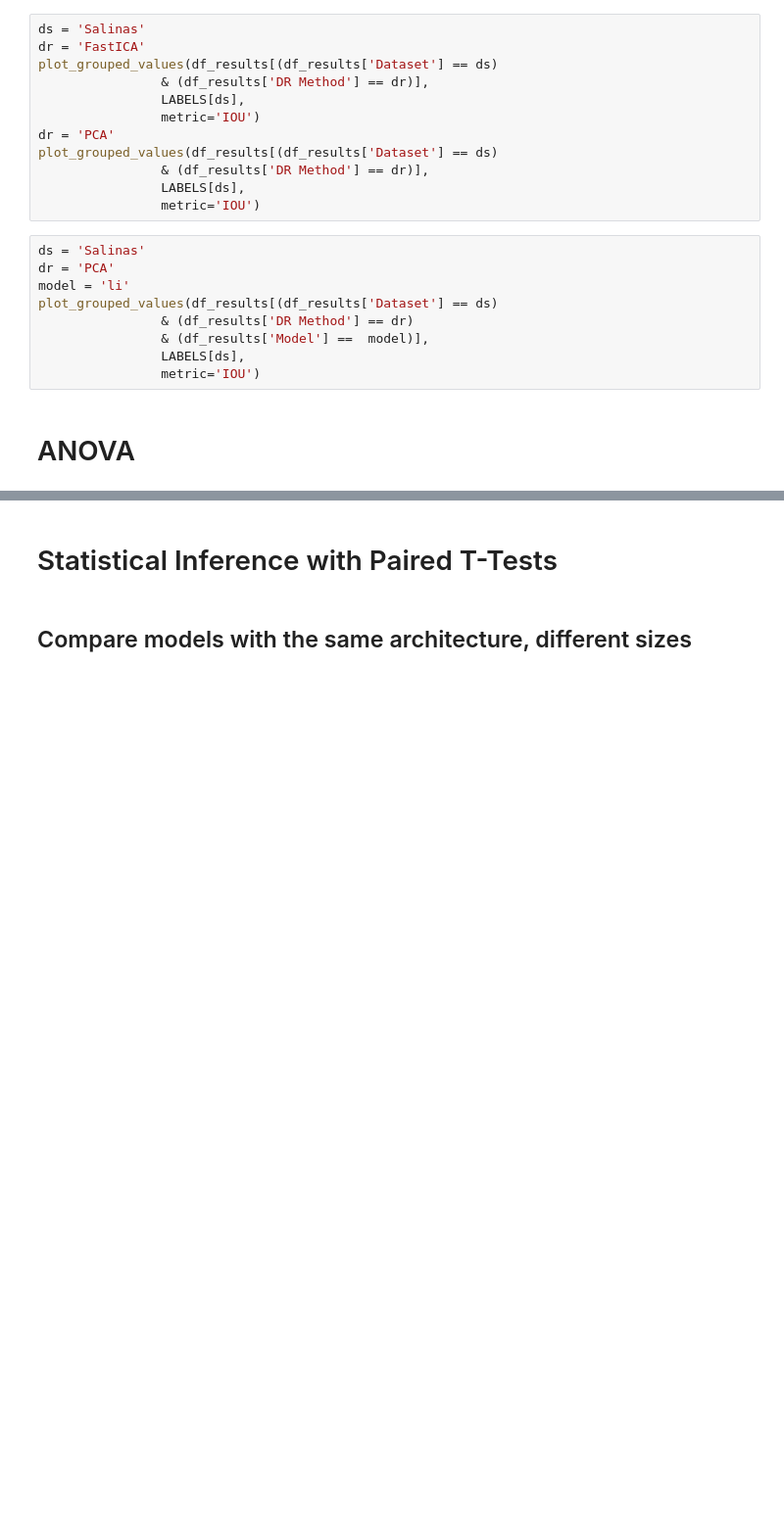
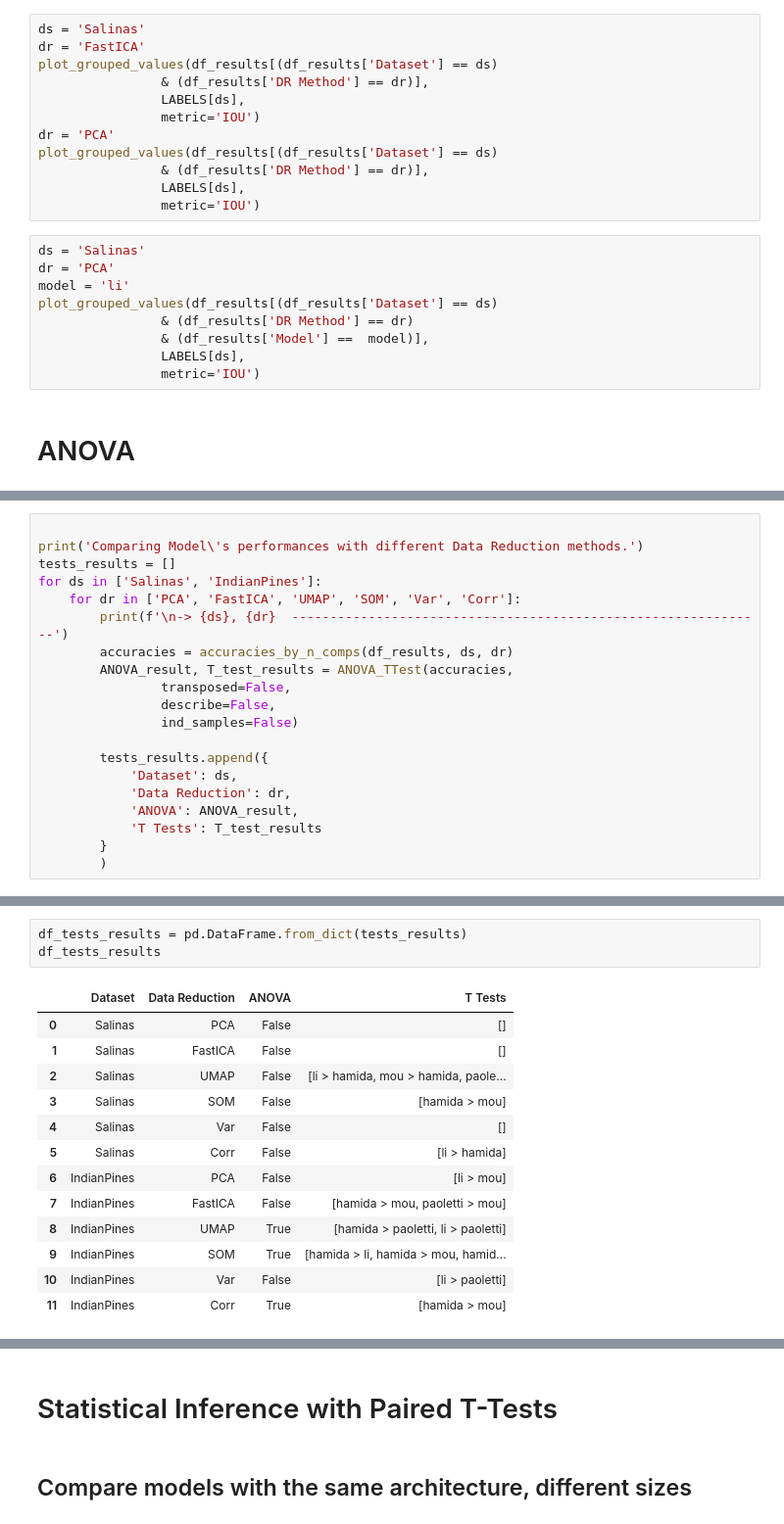
Before and after one commit to LuccaMartins/DS-Lab-1, a Jupyter notebook: results_analysis.ipynb, the cells around one changed output, grey strips where cells are left out. Shown at 98% size. Cells and saved outputs as stored; diff of their text form; blank space fills up the shorter version.

```diff
--- a/results_analysis.ipynb
+++ b/results_analysis.ipynb
@@ -593,0 +605,20 @@ NameError: name 'accuracies_by_n_comps' is not defined
+# %%
+
+print('Comparing Model\'s performances with different Data Reduction methods.')
+tests_results = []
+for ds in ['Salinas', 'IndianPines']:
+    for dr in ['PCA', 'FastICA', 'UMAP', 'SOM', 'Var', 'Corr']:
+        print(f'\n-> {ds}, {dr}  --------------------------------------------------------------')
+        accuracies = accuracies_by_n_comps(df_results, ds, dr)
+        ANOVA_result, T_test_results = ANOVA_TTest(accuracies,
+                transposed=False,
+                describe=False,
+                ind_samples=False)
+
+        tests_results.append({
+            'Dataset': ds,
+            'Data Reduction': dr,
+            'ANOVA': ANOVA_result,
+            'T Tests': T_test_results
+        }
+        )
@@ -593,0 +643,17 @@ NameError: name 'accuracies_by_n_comps' is not defined
+# %%
+df_tests_results = pd.DataFrame.from_dict(tests_results)
+df_tests_results
+# %% [output]
+|  | Dataset | Data Reduction | ANOVA | T Tests |
+| 0 | Salinas | PCA | False | [] |
+| 1 | Salinas | FastICA | False | [] |
+| 2 | Salinas | UMAP | False | [li > hamida, mou > hamida, paole... |
+| 3 | Salinas | SOM | False | [hamida > mou] |
+| 4 | Salinas | Var | False | [] |
+| 5 | Salinas | Corr | False | [li > hamida] |
+| 6 | IndianPines | PCA | False | [li > mou] |
+| 7 | IndianPines | FastICA | False | [hamida > mou, paoletti > mou] |
+| 8 | IndianPines | UMAP | True | [hamida > paoletti, li > paoletti] |
+| 9 | IndianPines | SOM | True | [hamida > li, hamida > mou, hamid... |
+| 10 | IndianPines | Var | False | [li > paoletti] |
+| 11 | IndianPines | Corr | True | [hamida > mou] |
```
Also changed, not shown: parts of 12 cells of this notebook, 46 other files.
